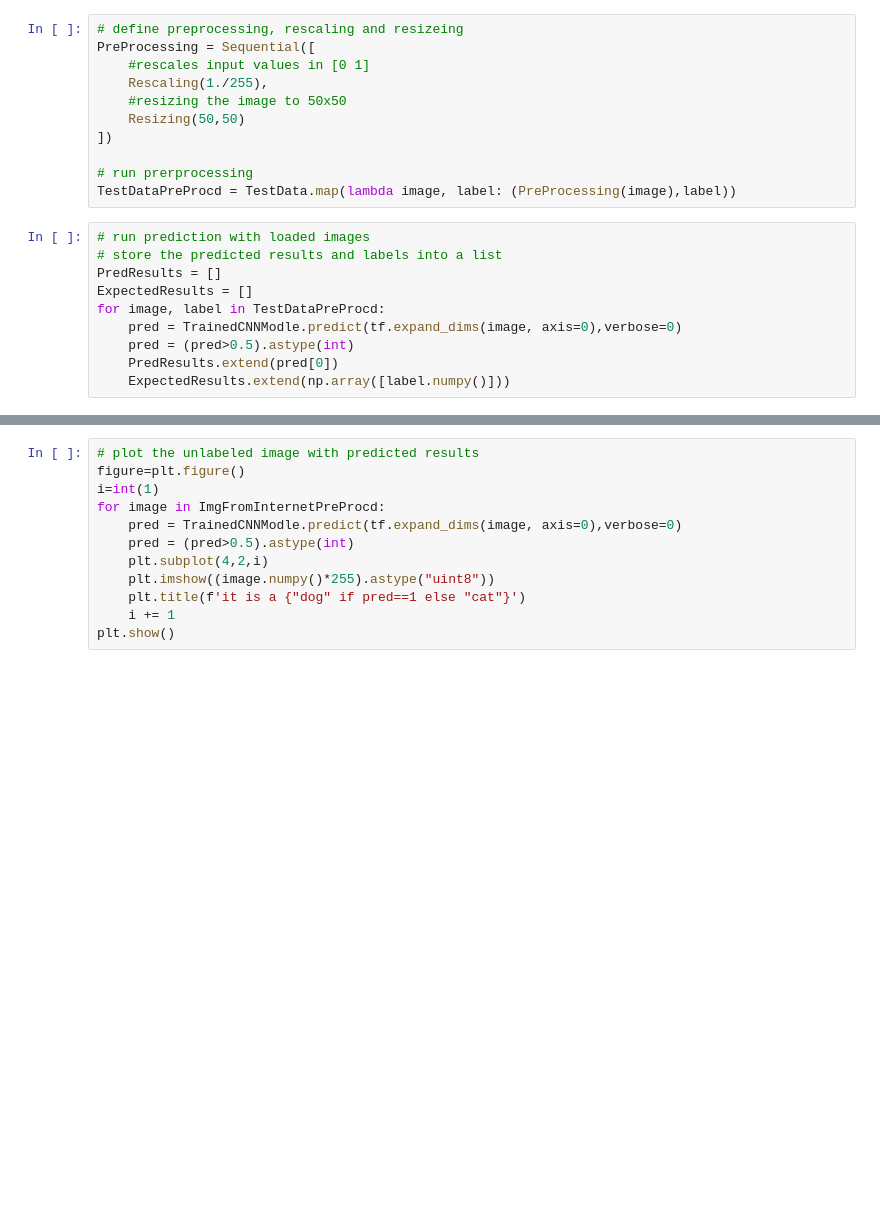
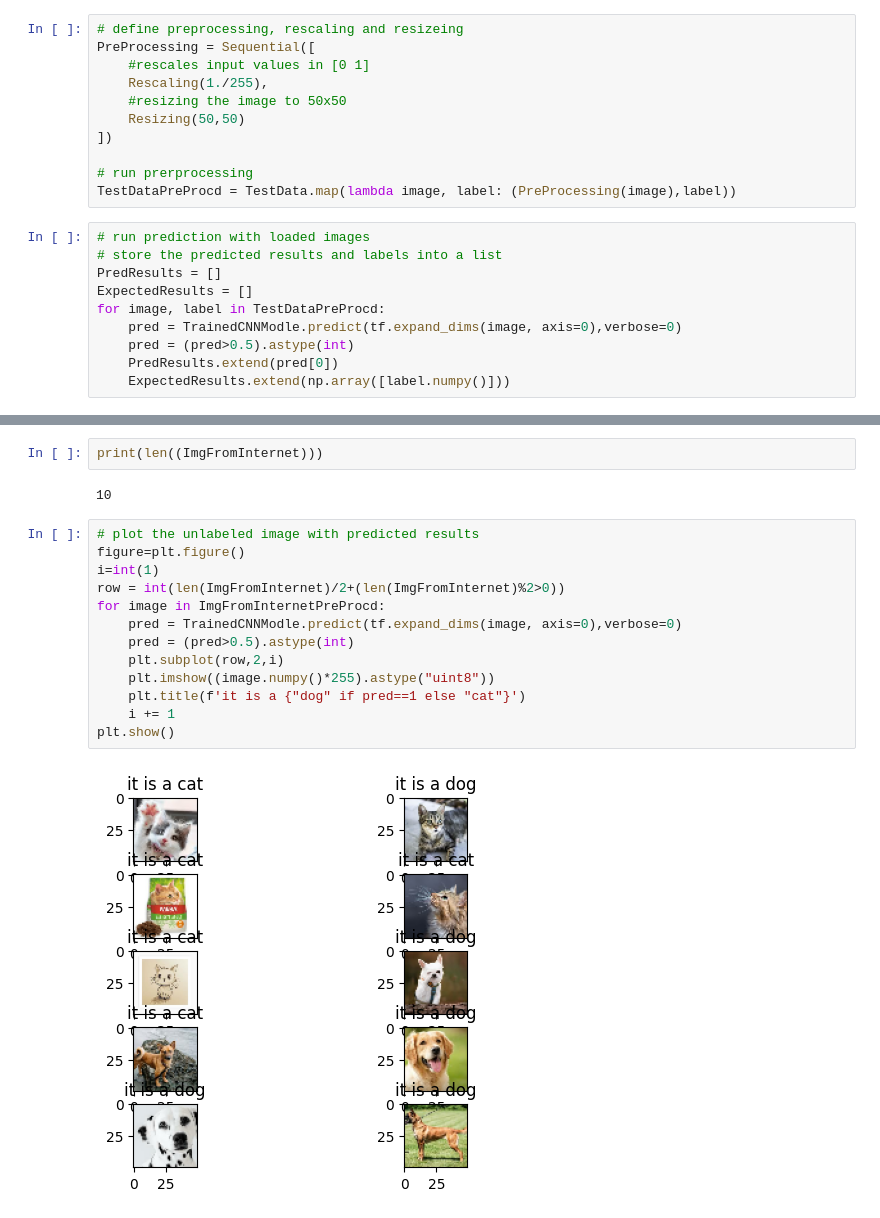
Before and after one commit to XShenAtFFM/My1stMLPrj, a Jupyter notebook: Exercise/CNN/EvaMy1stCnn.ipynb, the cells around one changed output, grey strips where cells are left out. Saved outputs shown, nothing was run; the diff lists cells and outputs as text; blank space fills up the shorter version.

```diff
--- a/Exercise/CNN/EvaMy1stCnn.ipynb
+++ b/Exercise/CNN/EvaMy1stCnn.ipynb
@@ -65,12 +97,19 @@ print(type(ImgFromInternet))
+# %%
+print(len((ImgFromInternet)))
+# %% [output]
+10
 # %%
 # plot the unlabeled image with predicted results
 figure=plt.figure()
 i=int(1)
+row = int(len(ImgFromInternet)/2+(len(ImgFromInternet)%2>0))
 for image in ImgFromInternetPreProcd:
     pred = TrainedCNNModle.predict(tf.expand_dims(image, axis=0),verbose=0)
     pred = (pred>0.5).astype(int)
-    plt.subplot(4,2,i)
+    plt.subplot(row,2,i)
     plt.imshow((image.numpy()*255).astype("uint8"))
     plt.title(f'it is a {"dog" if pred==1 else "cat"}')
     i += 1
 plt.show()
+# %% [output]
+[figure, added]
```
Also changed, not shown: parts of 5 cells of this notebook, 1 other file.
